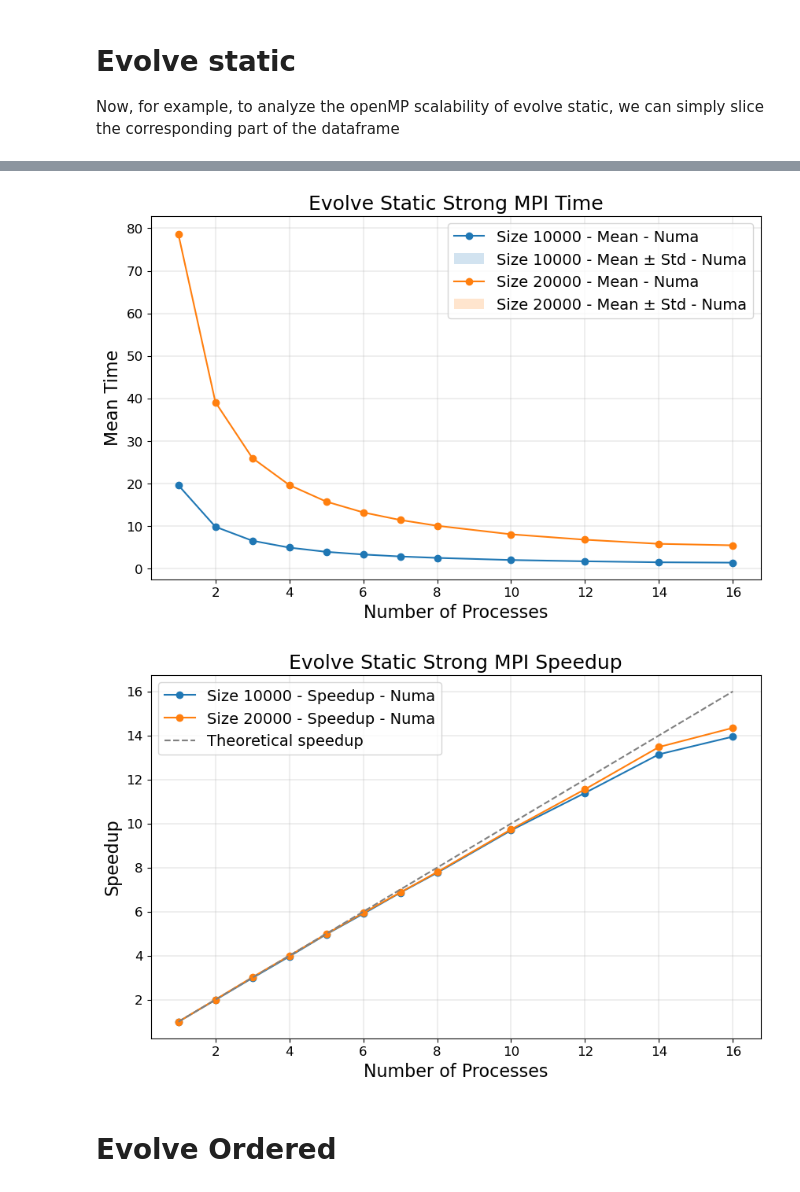
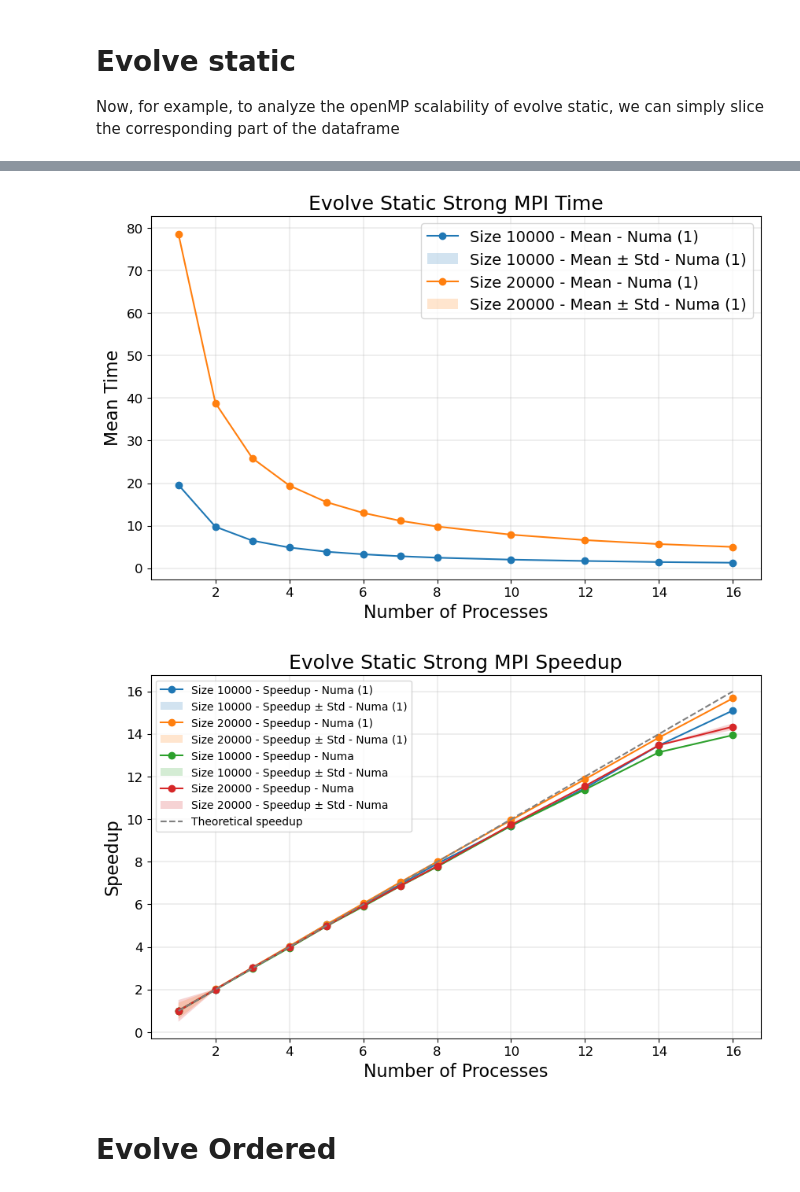
Before and after one commit to SDavenia/FHPC_Assignment, a Jupyter notebook: Exercise1/analysis1.ipynb, the cells around one changed output, grey strips where cells are left out. Drawn from its saved outputs; the diff is of its cells as text; code cells hidden in the pictures.

```diff
--- a/Exercise1/analysis1.ipynb
+++ b/Exercise1/analysis1.ipynb
@@ -24,11 +24,6 @@ for sec in sections:
         df_temp = pd.read_csv(file_pattern)
         df_temp['section'] = sec + "_generate"
         df=pd.concat([df, df_temp])
-
-        file_pattern=f"results/{sec}/openMP_write.csv"
-        df_temp = pd.read_csv(file_pattern)
-        df_temp['section'] = sec + "_write"
-        df=pd.concat([df, df_temp])
     else:
         file_pattern=f"results/{sec}/openMP.csv"
         df_temp = pd.read_csv(file_pattern)
@@ -422,6 +448,7 @@ df_evolve_static
 # %%
-grouped_df_evolve_static = df_evolve_static.groupby(['size', 'processes', 'type'])['time'].agg(['mean', 'std']).reset_index()
+grouped_df_evolve_static = df_evolve_static.groupby(['size', 'processes', 'type', 'new'])['time'].agg(['mean', 'std']).reset_index()
 grouped_df_evolve_static = grouped_df_evolve_static.rename(columns={'mean': 'mean_time', 'std': 'std_time'})
-grouped_df_evolve_static = grouped_df_evolve_static.groupby('size', group_keys=False).apply(calculate_speedup).reset_index(drop=True)
-grouped_df_evolve_static
+grouped_df_evolve_static_new = grouped_df_evolve_static[grouped_df_evolve_static['new']=='yes']
+grouped_df_evolve_static_old = grouped_df_evolve_static[grouped_df_evolve_static['new']=='no']
+grouped_df_evolve_static_new
 # %% [output]
@@ -464,0 +472,6 @@ grouped_df_evolve_static[grouped_df_evolve_static['type']=='numa']
+# %%
+grouped_df_evolve_static_new = grouped_df_evolve_static_new.groupby('size', group_keys=False).apply(calculate_speedup).reset_index(drop=True)
+grouped_df_evolve_static_new
+
+grouped_df_evolve_static_old = grouped_df_evolve_static_old.groupby('size', group_keys=False).apply(calculate_speedup).reset_index(drop=True)
+grouped_df_evolve_static_old
@@ -466,8 +497,11 @@ grouped_df_evolve_static[grouped_df_evolve_static['type']=='numa']
 # Separate the DataFrame into two subsets based on size
 #df_10000_socket = grouped_df_evolve_static[(grouped_df_evolve_static['size'] == 10000) & (grouped_df_evolve_static['type'] == 'socket')]
 #df_20000_socket = grouped_df_evolve_static[(grouped_df_evolve_static['size'] == 20000) & (grouped_df_evolve_static['type'] == 'socket')]
-df_10000_numa = grouped_df_evolve_static[(grouped_df_evolve_static['size'] == 10000) & (grouped_df_evolve_static['type'] == 'numa')]
-df_20000_numa = grouped_df_evolve_static[(grouped_df_evolve_static['size'] == 20000) & (grouped_df_evolve_static['type'] == 'numa')]
+df_10000_numa_new = grouped_df_evolve_static_new[(grouped_df_evolve_static_new['size'] == 10000) & (grouped_df_evolve_static_new['type'] == 'numa')]
+df_20000_numa_new = grouped_df_evolve_static_new[(grouped_df_evolve_static_new['size'] == 20000) & (grouped_df_evolve_static_new['type'] == 'numa')]
+
+df_10000_numa_old = grouped_df_evolve_static_old[(grouped_df_evolve_static_old['size'] == 10000) & (grouped_df_evolve_static_old['type'] == 'numa')]
+df_20000_numa_old = grouped_df_evolve_static_old[(grouped_df_evolve_static_old['size'] == 20000) & (grouped_df_evolve_static_old['type'] == 'numa')]
 
 # Create the plot
 plt.figure(figsize=(10, 6))
@@ -480,13 +514,22 @@ plt.figure(figsize=(10, 6))
 #plt.plot(df_20000_socket['processes'], df_20000_socket['mean_time'], label='Size 20000 - Mean', marker='o')
 #plt.fill_between(df_20000_socket['processes'], df_20000_socket['mean_time'] - df_20000_socket['std_time'], df_20000_socket['mean_time'] + df_20000_socket['std_time'], alpha=0.2, label='Size 20000 - Mean ± Std - Socket')
 
-# Plot for size 10000
-plt.plot(df_10000_numa['processes'], df_10000_numa['mean_time'], label='Size 10000 - Mean - Numa', marker='o')
-plt.fill_between(df_10000_numa['processes'], df_10000_numa['mean_time'] - df_10000_numa['std_time'], df_10000_numa['mean_time'] + df_10000_numa['std_time'], alpha=0.2, label='Size 10000 - Mean ± Std - Numa')
+# Plot for size 10000 (1) means new
+plt.plot(df_10000_numa_new['processes'], df_10000_numa_new['mean_time'], label='Size 10000 - Mean - Numa (1)', marker='o')
+plt.fill_between(df_10000_numa_new['processes'], df_10000_numa_new['mean_time'] - df_10000_numa_new['std_time'], df_10000_numa_new['mean_time'] + df_10000_numa_new['std_time'], alpha=0.2, label='Size 10000 - Mean ± Std - Numa (1)')
 
 # Plot for size 20000
-plt.plot(df_20000_numa['processes'], df_20000_numa['mean_time'], label='Size 20000 - Mean - Numa', marker='o')
-plt.fill_between(df_20000_numa['processes'], df_20000_numa['mean_time'] - df_20000_numa['std_time'], df_20000_numa['mean_time'] + df_20000_numa['std_time'], alpha=0.2, label='Size 20000 - Mean ± Std - Numa')
+plt.plot(df_20000_numa_new['processes'], df_20000_numa_new['mean_time'], label='Size 20000 - Mean - Numa (1)', marker='o')
+plt.fill_between(df_20000_numa_new['processes'], df_20000_numa_new['mean_time'] - df_20000_numa_new['std_time'], df_20000_numa_new['mean_time'] + df_20000_numa_new['std_time'], alpha=0.2, label='Size 20000 - Mean ± Std - Numa (1)')
+
+
+# Plot for size 10000 (2) means old
+plt.plot(df_10000_numa_old['processes'], df_10000_numa_old['mean_time'], label='Size 10000 - Mean - Numa', marker='o')
+plt.fill_between(df_10000_numa_old['processes'], df_10000_numa_old['mean_time'] - df_10000_numa_old['std_time'], df_10000_numa_old['mean_time'] + df_10000_numa_old['std_time'], alpha=0.2, label='Size 10000 - Mean ± Std - Numa')
+
+# Plot for size 20000
+plt.plot(df_20000_numa_old['processes'], df_20000_numa_old['mean_time'], label='Size 20000 - Mean - Numa', marker='o')
+plt.fill_between(df_20000_numa_old['processes'], df_20000_numa_old['mean_time'] - df_20000_numa_old['std_time'], df_20000_numa_old['mean_time'] + df_20000_numa_old['std_time'], alpha=0.2, label='Size 20000 - Mean ± Std - Numa')
 
 
 # Add labels and title
@@ -504,7 +547,7 @@ plt.legend(fontsize=14)
 plt.grid(linewidth = 0.3)
 plt.show()
 # %% [output]
-[figure, old version]
+[figure, new version]
 # %%
 import pandas as pd
 import matplotlib.pyplot as plt
@@ -520,38 +563,50 @@ df_20000_numa = grouped_df_evolve_static[(grouped_df_evolve_static['size'] == 20
 #
 # Create the plot
 plt.figure(figsize=(10, 6))
 
 # Plot for size 10000
 #plt.plot(df_10000_socket['processes'], df_10000_socket['speedup'], label='Size 10000 - Speedup - Socket', marker='o')
 
 # Plot for size 20000
 #plt.plot(df_20000_socket['processes'], df_20000_socket['speedup'], label='Size 20000 - Speedup - Socket', marker='o')
 
-# Plot for size 10000
-plt.plot(df_10000_numa['processes'], df_10000_numa['speedup'], label='Size 10000 - Speedup - Numa', marker='o')
+# Plot for size 10000 (1) means new
+plt.plot(df_10000_numa_new['processes'], df_10000_numa_new['speedup'], label='Size 10000 - Speedup - Numa (1)', marker='o')
+plt.fill_between(df_10000_numa_new['processes'], df_10000_numa_new['speedup'] - df_10000_numa_new['std_time'], df_10000_numa_new['speedup'] + df_10000_numa_new['std_time'], alpha=0.2, label='Size 10000 - Speedup ± Std - Numa (1)')
 
 # Plot for size 20000
-plt.plot(df_20000_numa['processes'], df_20000_numa['speedup'], label='Size 20000 - Speedup - Numa', marker='o')
+plt.plot(df_20000_numa_new['processes'], df_20000_numa_new['speedup'], label='Size 20000 - Speedup - Numa (1)', marker='o')
+plt.fill_between(df_20000_numa_new['processes'], df_20000_numa_new['speedup'] - df_20000_numa_new['std_time'], df_20000_numa_new['speedup'] + df_20000_numa_new['std_time'], alpha=0.2, label='Size 20000 - Speedup ± Std - Numa (1)')
+
+
+# Plot for size 10000 (2) means old
+plt.plot(df_10000_numa_old['processes'], df_10000_numa_old['speedup'], label='Size 10000 - Speedup - Numa', marker='o')
+plt.fill_between(df_10000_numa_old['processes'], df_10000_numa_old['speedup'] - df_10000_numa_old['std_time'], df_10000_numa_old['speedup'] + df_10000_numa_old['std_time'], alpha=0.2, label='Size 10000 - Speedup ± Std - Numa')
+
+# Plot for size 20000
+plt.plot(df_20000_numa_old['processes'], df_20000_numa_old['speedup'], label='Size 20000 - Speedup - Numa', marker='o')
+plt.fill_between(df_20000_numa_old['processes'], df_20000_numa_old['speedup'] - df_20000_numa_old['std_time'], df_20000_numa_old['speedup'] + df_20000_numa_old['std_time'], alpha=0.2, label='Size 20000 - Speedup ± Std - Numa')
+
 
 # Theoretical speedup
 plt.plot(df_20000_numa['processes'], df_20000_numa['processes'], linestyle='--', color='gray', label='Theoretical speedup')
 
 # Add labels and title
 plt.xlabel('Number of Processes', fontsize = 16)
 plt.ylabel('Speedup', fontsize = 16)
 plt.title('Evolve Static Strong MPI Speedup', fontsize = 18)
 
 plt.xticks(fontsize=12)
 plt.yticks(fontsize=12)
 
 # Add legend
-plt.legend(fontsize=14)
+plt.legend(fontsize=10)
 
 # Show the plot
 plt.grid(linewidth = 0.3)
 plt.show()
 # %% [output]
-[figure, old version]
+[figure, new version]
 # %% [markdown]
 # Evolve Ordered
 # %%
```
Also changed, not shown: parts of 20 cells of this notebook, 12 other files.
